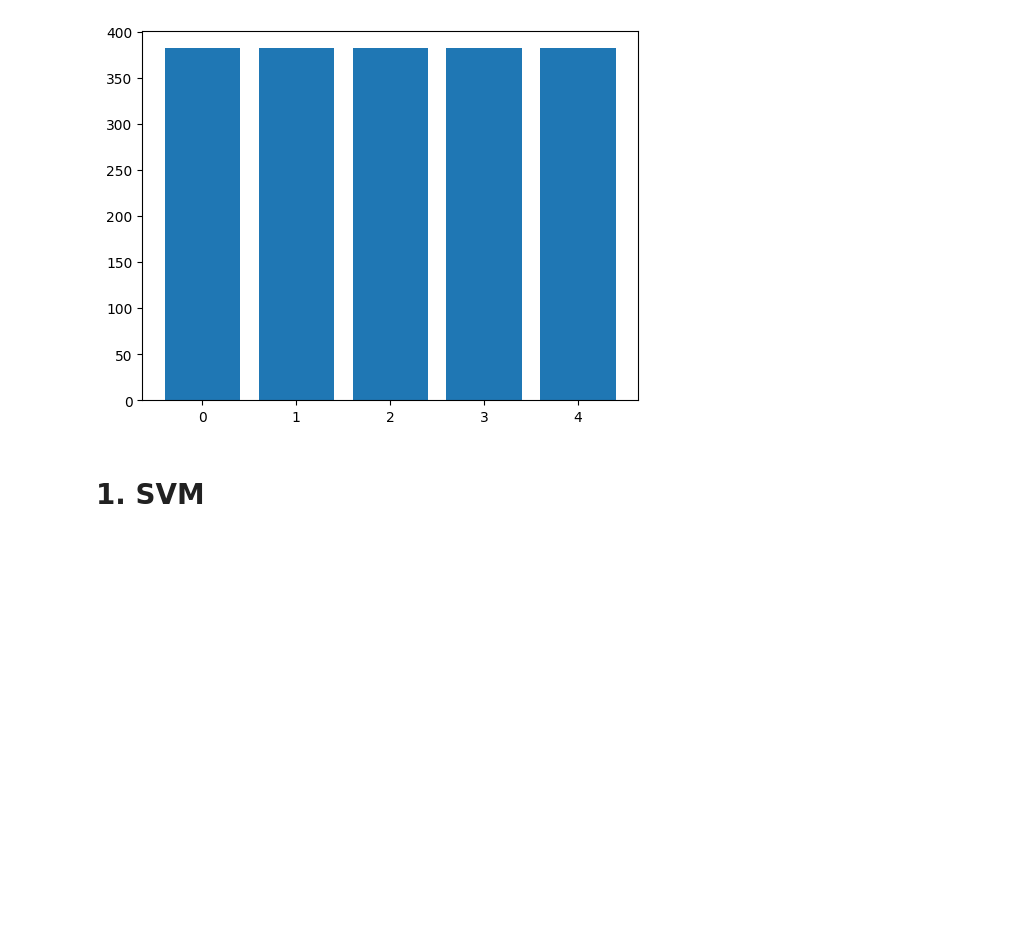
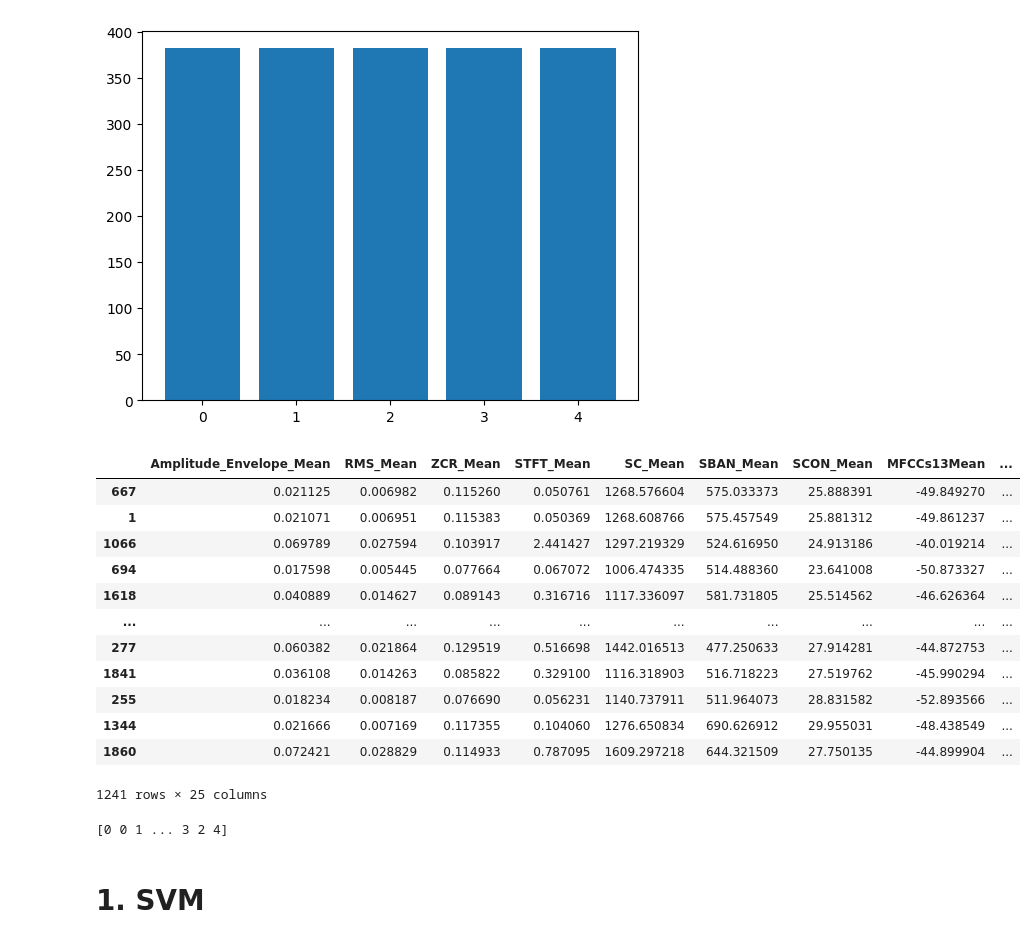
Before and after one commit to theNKCode/Baby-Cry-Detection, a Jupyter notebook: baby cry.ipynb, the cells around one changed output. Drawn from its saved outputs; the diff is of its cells as text; code cells hidden in the pictures; blank space fills up the shorter version.

```diff
--- a/baby cry.ipynb
+++ b/baby cry.ipynb
@@ -65,7 +83,26 @@ Class=4, n=382 (20.000%)
 [figure]
 # %%
 # Splitting the dataset into train and test
-X_train, X_test, y_train, y_test = train_test_split(X, y, test_size=0.35)
+X_train, X_test, y_train, y_test = train_test_split(X, y, test_size=0.35,random_state=43)
+X_train
+# %% [output]
+|  | Amplitude_Envelope_Mean | RMS_Mean | ZCR_Mean | STFT_Mean | SC_Mean | SBAN_Mean | SCON_Mean | MFCCs13Mean | ... |
+| 667 | 0.021125 | 0.006982 | 0.115260 | 0.050761 | 1268.576604 | 575.033373 | 25.888391 | -49.849270 | ... |
+| 1 | 0.021071 | 0.006951 | 0.115383 | 0.050369 | 1268.608766 | 575.457549 | 25.881312 | -49.861237 | ... |
+| 1066 | 0.069789 | 0.027594 | 0.103917 | 2.441427 | 1297.219329 | 524.616950 | 24.913186 | -40.019214 | ... |
+| 694 | 0.017598 | 0.005445 | 0.077664 | 0.067072 | 1006.474335 | 514.488360 | 23.641008 | -50.873327 | ... |
+| 1618 | 0.040889 | 0.014627 | 0.089143 | 0.316716 | 1117.336097 | 581.731805 | 25.514562 | -46.626364 | ... |
+| ... | ... | ... | ... | ... | ... | ... | ... | ... | ... |
+| 277 | 0.060382 | 0.021864 | 0.129519 | 0.516698 | 1442.016513 | 477.250633 | 27.914281 | -44.872753 | ... |
+| 1841 | 0.036108 | 0.014263 | 0.085822 | 0.329100 | 1116.318903 | 516.718223 | 27.519762 | -45.990294 | ... |
+| 255 | 0.018234 | 0.008187 | 0.076690 | 0.056231 | 1140.737911 | 511.964073 | 28.831582 | -52.893566 | ... |
+| 1344 | 0.021666 | 0.007169 | 0.117355 | 0.104060 | 1276.650834 | 690.626912 | 29.955031 | -48.438549 | ... |
+| 1860 | 0.072421 | 0.028829 | 0.114933 | 0.787095 | 1609.297218 | 644.321509 | 27.750135 | -44.899904 | ... |
+1241 rows × 25 columns
+# %%
+print(y_train)
+# %% [output]
+[0 0 1 ... 3 2 4]
 # %% [markdown]
 # 1. SVM
 # %%
```
Also changed, not shown: parts of 6 cells of this notebook.
